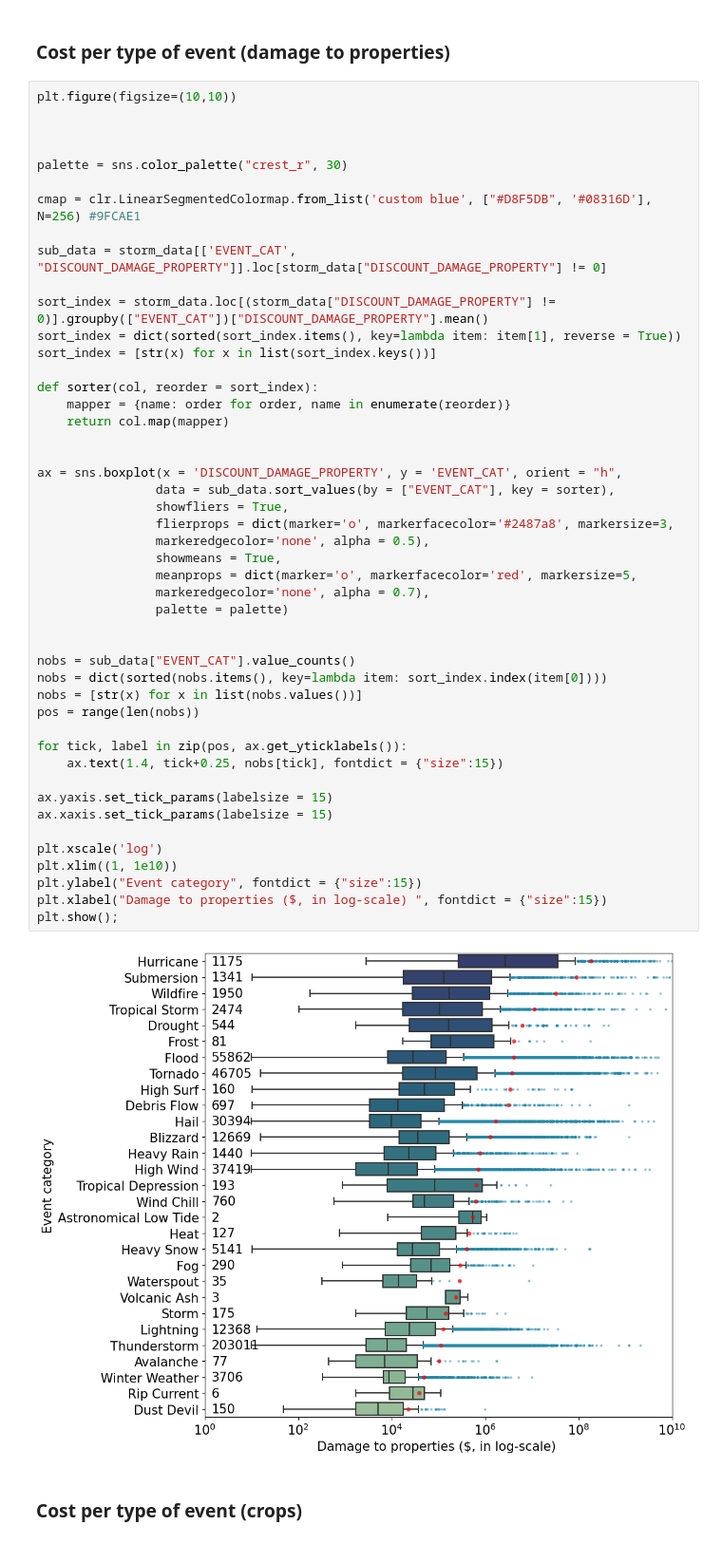
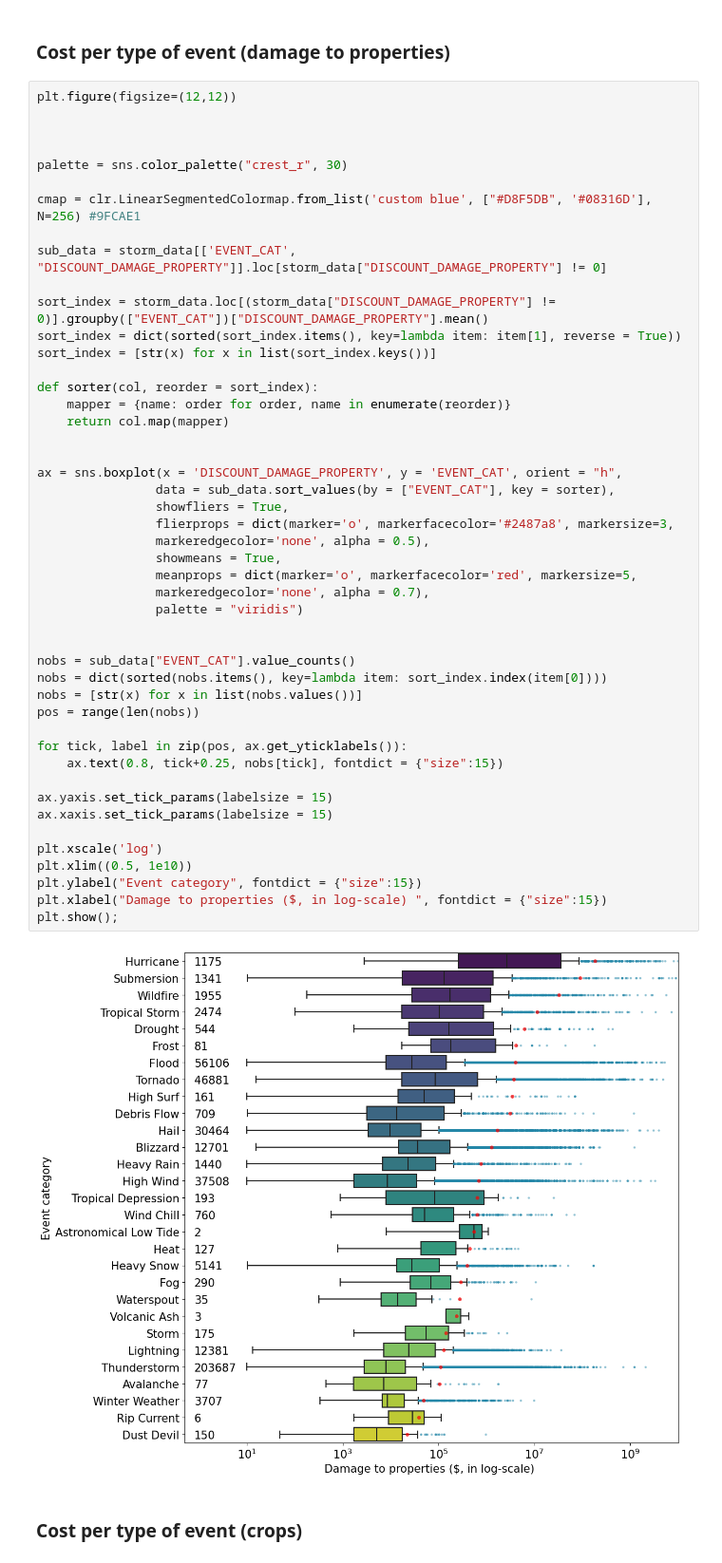
Before and after one commit to EtienneCap/USHazardModelling, a Jupyter notebook: Notebooks/exploratory_data_analysis.ipynb, the cells around one changed output. Shown at 95% size. Cells and saved outputs as stored; diff of their text form.

```diff
--- a/Notebooks/exploratory_data_analysis.ipynb
+++ b/Notebooks/exploratory_data_analysis.ipynb
@@ -205,7 +210,7 @@ plt.axvline(x = len(deaths.index)-1, c = "red", linestyle = "dashed", linewidth
 # %% [markdown]
 ### Cost per type of event (damage to properties)
 # %%
-plt.figure(figsize=(10,10))
+plt.figure(figsize=(12,12))
 
 
 
@@ -222,36 +227,36 @@ sort_index = [str(x) for x in list(sort_index.keys())]
 def sorter(col, reorder = sort_index):
     mapper = {name: order for order, name in enumerate(reorder)}
     return col.map(mapper)
 
 
 ax = sns.boxplot(x = 'DISCOUNT_DAMAGE_PROPERTY', y = 'EVENT_CAT', orient = "h",
                 data = sub_data.sort_values(by = ["EVENT_CAT"], key = sorter),
                 showfliers = True,
                 flierprops = dict(marker='o', markerfacecolor='#2487a8', markersize=3,
                 markeredgecolor='none', alpha = 0.5),
                 showmeans = True,
                 meanprops = dict(marker='o', markerfacecolor='red', markersize=5,
                 markeredgecolor='none', alpha = 0.7),
-                palette = palette)
+                palette = "viridis")
 
 
 nobs = sub_data["EVENT_CAT"].value_counts()
 nobs = dict(sorted(nobs.items(), key=lambda item: sort_index.index(item[0])))
 nobs = [str(x) for x in list(nobs.values())]
 pos = range(len(nobs))
 
 for tick, label in zip(pos, ax.get_yticklabels()):
-    ax.text(1.4, tick+0.25, nobs[tick], fontdict = {"size":15})
+    ax.text(0.8, tick+0.25, nobs[tick], fontdict = {"size":15})
 
 ax.yaxis.set_tick_params(labelsize = 15)
 ax.xaxis.set_tick_params(labelsize = 15)
 
 plt.xscale('log')
-plt.xlim((1, 1e10))
+plt.xlim((0.5, 1e10))
 plt.ylabel("Event category", fontdict = {"size":15})
 plt.xlabel("Damage to properties ($, in log-scale) ", fontdict = {"size":15})
 plt.show();
 # %% [output]
-[figure, old version]
+[figure, new version]
 # %% [markdown]
 ### Cost per type of event (crops)
```
Also changed, not shown: parts of 28 cells of this notebook, 3 other files.
